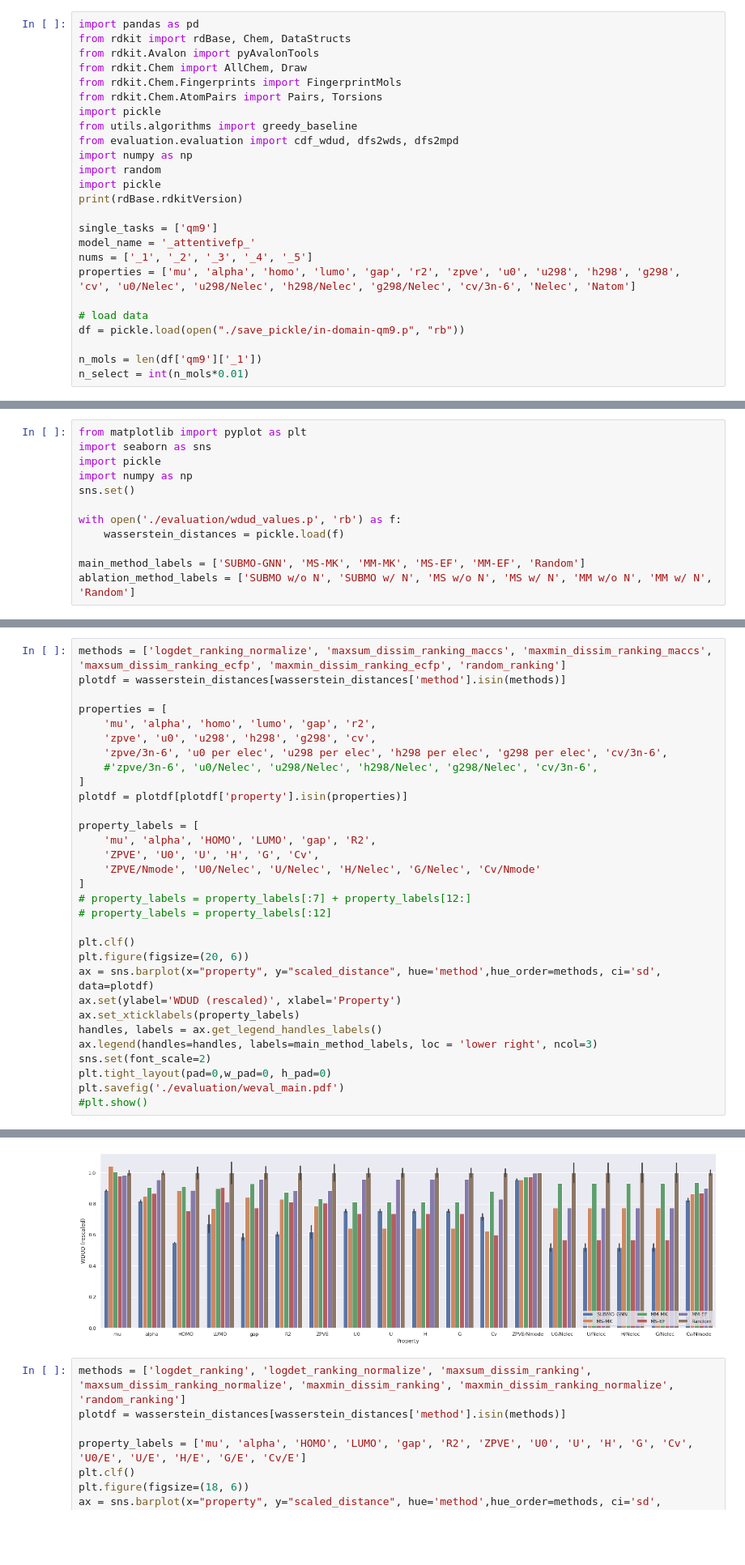
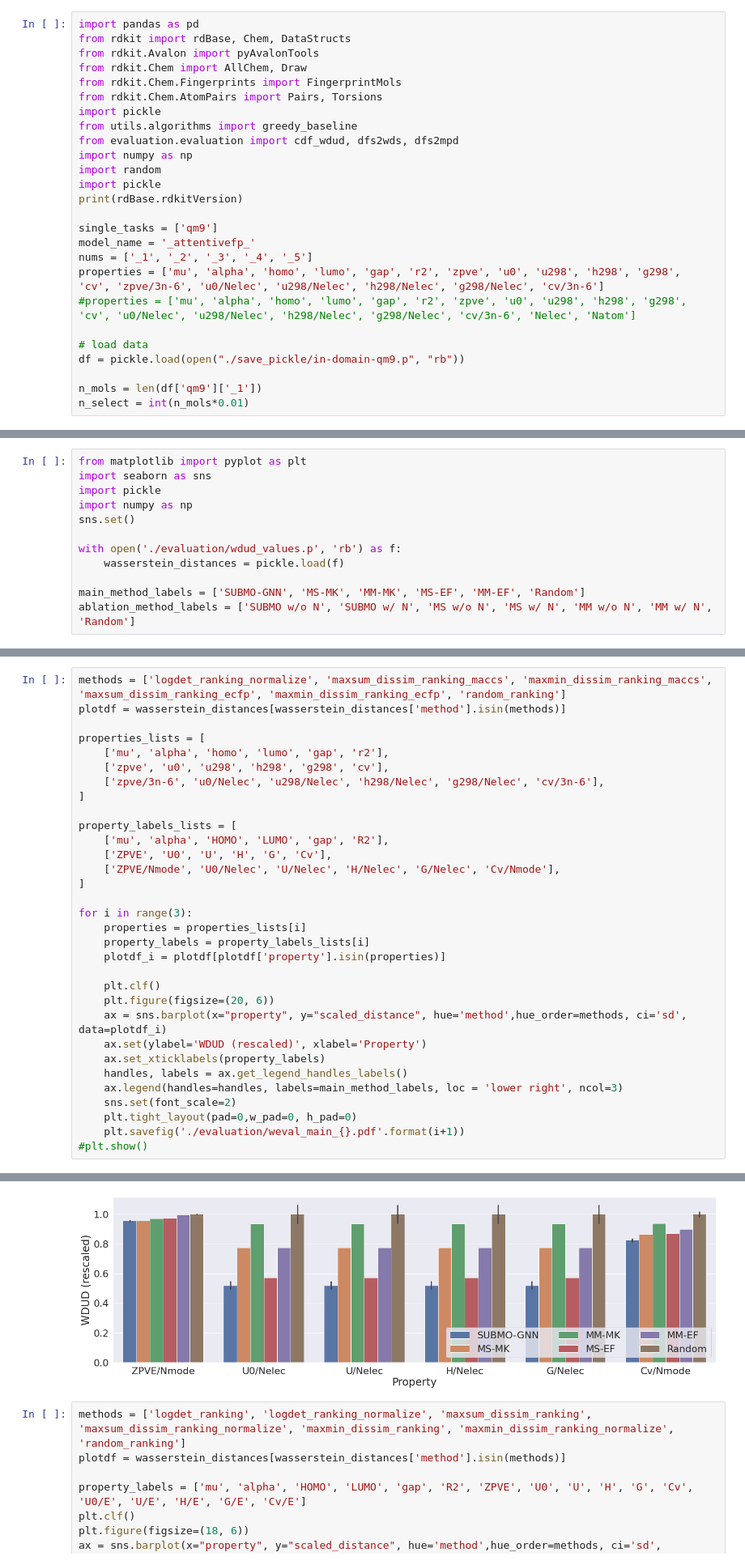
Before and after one commit to tomotomonakanaka/SUBMO, a Jupyter notebook: eval_wdud_mpd.ipynb, the cells around one changed output, grey strips where cells are left out. Shown at 81% size. Cells and saved outputs as stored; diff of their text form; blank space fills up the shorter version.

Commit message:
per elec -> Nelec. main figure is divided into three parts

```diff
--- a/eval_wdud_mpd.ipynb
+++ b/eval_wdud_mpd.ipynb
@@ -16,7 +16,8 @@ print(rdBase.rdkitVersion)
 single_tasks = ['qm9']
 model_name = '_attentivefp_'
 nums = ['_1', '_2', '_3', '_4', '_5']
-properties = ['mu', 'alpha', 'homo', 'lumo', 'gap', 'r2', 'zpve', 'u0', 'u298', 'h298', 'g298', 'cv', 'u0/Nelec', 'u298/Nelec', 'h298/Nelec', 'g298/Nelec', 'cv/3n-6', 'Nelec', 'Natom']
+properties = ['mu', 'alpha', 'homo', 'lumo', 'gap', 'r2', 'zpve', 'u0', 'u298', 'h298', 'g298', 'cv', 'zpve/3n-6', 'u0/Nelec', 'u298/Nelec', 'h298/Nelec', 'g298/Nelec', 'cv/3n-6']
+#properties = ['mu', 'alpha', 'homo', 'lumo', 'gap', 'r2', 'zpve', 'u0', 'u298', 'h298', 'g298', 'cv', 'u0/Nelec', 'u298/Nelec', 'h298/Nelec', 'g298/Nelec', 'cv/3n-6', 'Nelec', 'Natom']
 
 # load data
 df = pickle.load(open("./save_pickle/in-domain-qm9.p", "rb"))
@@ -82,32 +78,33 @@ array(['mu', 'alpha', 'homo', 'lumo', 'gap', 'r2', 'zpve', 'u0', 'u298',
 methods = ['logdet_ranking_normalize', 'maxsum_dissim_ranking_maccs', 'maxmin_dissim_ranking_maccs', 'maxsum_dissim_ranking_ecfp', 'maxmin_dissim_ranking_ecfp', 'random_ranking']
 plotdf = wasserstein_distances[wasserstein_distances['method'].isin(methods)]
 
-properties = [
-    'mu', 'alpha', 'homo', 'lumo', 'gap', 'r2',
-    'zpve', 'u0', 'u298', 'h298', 'g298', 'cv',
-    'zpve/3n-6', 'u0 per elec', 'u298 per elec', 'h298 per elec', 'g298 per elec', 'cv/3n-6',
-    #'zpve/3n-6', 'u0/Nelec', 'u298/Nelec', 'h298/Nelec', 'g298/Nelec', 'cv/3n-6',
+properties_lists = [
+    ['mu', 'alpha', 'homo', 'lumo', 'gap', 'r2'],
+    ['zpve', 'u0', 'u298', 'h298', 'g298', 'cv'],
+    ['zpve/3n-6', 'u0/Nelec', 'u298/Nelec', 'h298/Nelec', 'g298/Nelec', 'cv/3n-6'],
 ]
-plotdf = plotdf[plotdf['property'].isin(properties)]
 
-property_labels = [
-    'mu', 'alpha', 'HOMO', 'LUMO', 'gap', 'R2',
-    'ZPVE', 'U0', 'U', 'H', 'G', 'Cv',
-    'ZPVE/Nmode', 'U0/Nelec', 'U/Nelec', 'H/Nelec', 'G/Nelec', 'Cv/Nmode'
+property_labels_lists = [
+    ['mu', 'alpha', 'HOMO', 'LUMO', 'gap', 'R2'],
+    ['ZPVE', 'U0', 'U', 'H', 'G', 'Cv'],
+    ['ZPVE/Nmode', 'U0/Nelec', 'U/Nelec', 'H/Nelec', 'G/Nelec', 'Cv/Nmode'],
 ]
-# property_labels = property_labels[:7] + property_labels[12:]
-# property_labels = property_labels[:12]
 
-plt.clf()
-plt.figure(figsize=(20, 6))
-ax = sns.barplot(x="property", y="scaled_distance", hue='method',hue_order=methods, ci='sd', data=plotdf)
-ax.set(ylabel='WDUD (rescaled)', xlabel='Property')
-ax.set_xticklabels(property_labels)
-handles, labels = ax.get_legend_handles_labels()
-ax.legend(handles=handles, labels=main_method_labels, loc = 'lower right', ncol=3)
-sns.set(font_scale=2)
-plt.tight_layout(pad=0,w_pad=0, h_pad=0)
-plt.savefig('./evaluation/weval_main.pdf')
+for i in range(3):
+    properties = properties_lists[i]
+    property_labels = property_labels_lists[i]
+    plotdf_i = plotdf[plotdf['property'].isin(properties)]
+
+    plt.clf()
+    plt.figure(figsize=(20, 6))
+    ax = sns.barplot(x="property", y="scaled_distance", hue='method',hue_order=methods, ci='sd', data=plotdf_i)
+    ax.set(ylabel='WDUD (rescaled)', xlabel='Property')
+    ax.set_xticklabels(property_labels)
+    handles, labels = ax.get_legend_handles_labels()
+    ax.legend(handles=handles, labels=main_method_labels, loc = 'lower right', ncol=3)
+    sns.set(font_scale=2)
+    plt.tight_layout(pad=0,w_pad=0, h_pad=0)
+    plt.savefig('./evaluation/weval_main_{}.pdf'.format(i+1))
 #plt.show()
 # %% [output]
 <Figure size 432x288 with 0 Axes>
@@ -114,4 +113,4 @@ plt.savefig('./evaluation/weval_main.pdf')
-[figure, old version]
+[figure, new version]
 # %%
 methods = ['logdet_ranking', 'logdet_ranking_normalize', 'maxsum_dissim_ranking', 'maxsum_dissim_ranking_normalize', 'maxmin_dissim_ranking', 'maxmin_dissim_ranking_normalize', 'random_ranking']
 plotdf = wasserstein_distances[wasserstein_distances['method'].isin(methods)]
```
Also changed, not shown: parts of 2 cells of this notebook, 1 other file.
